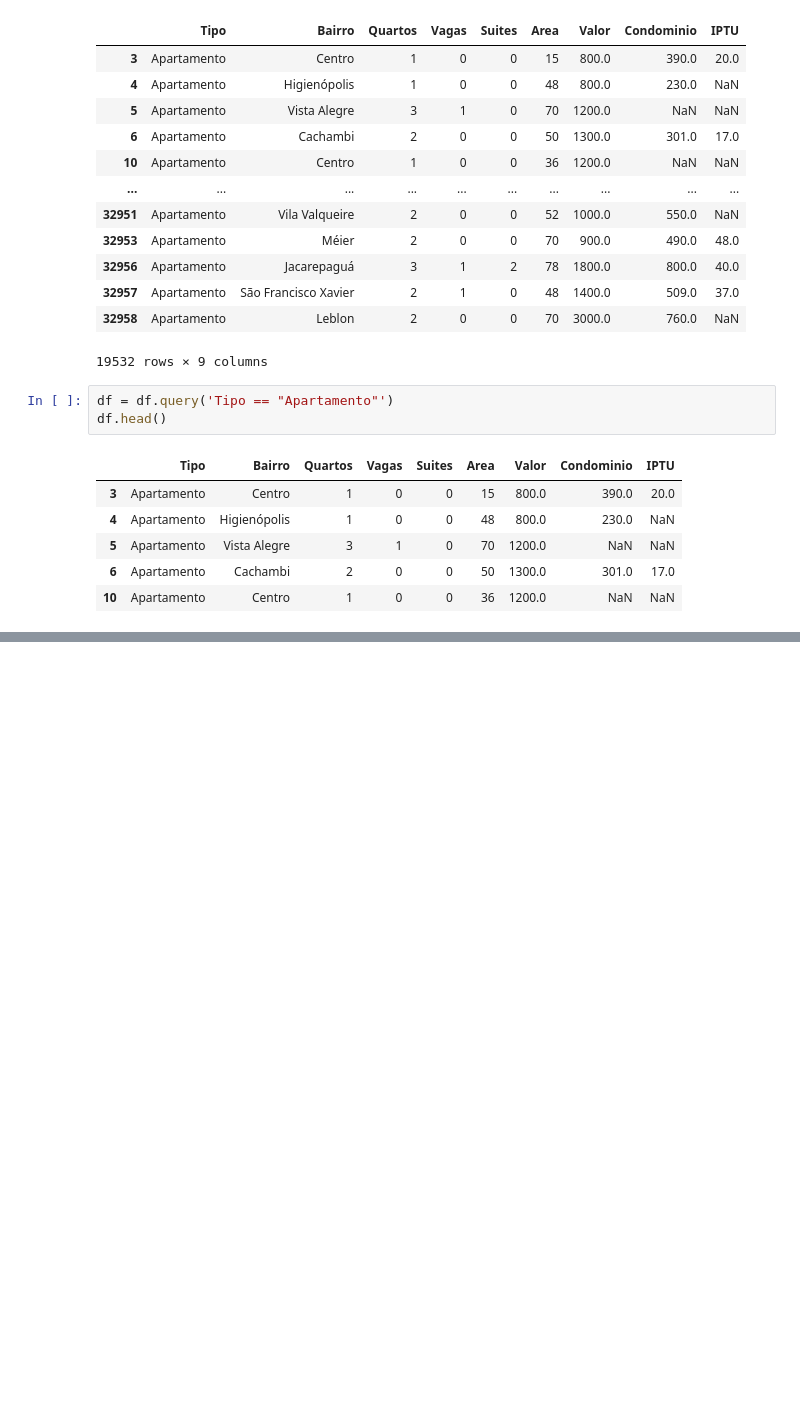
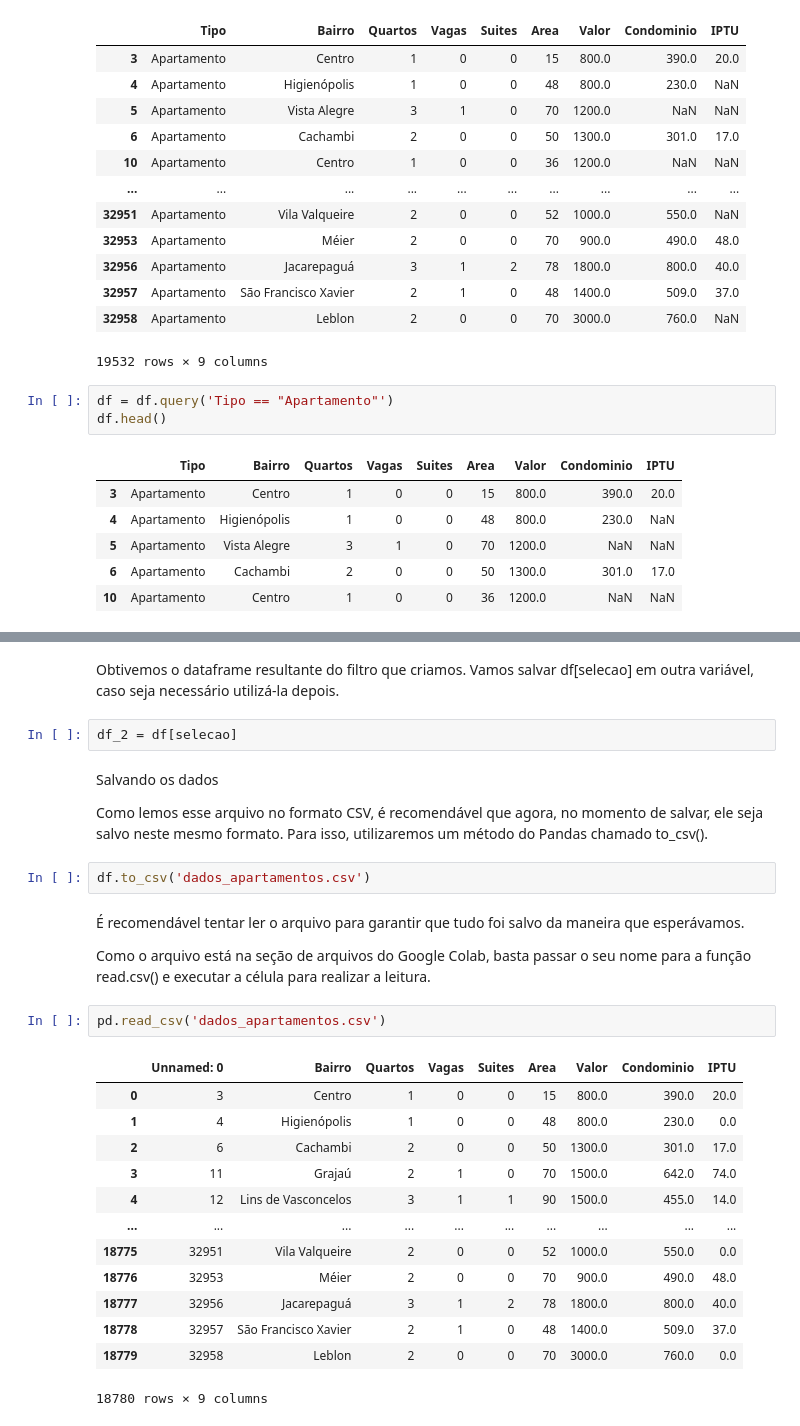
Before and after one commit to Camillabgarcia/Python-para-Data-Science, a Jupyter notebook: Pandas_Projeto_Inicial.ipynb, the cells around one changed output, grey strips where cells are left out. Saved outputs shown, nothing was run; the diff lists cells and outputs as text; blank space fills up the shorter version.

```diff
--- a/Pandas_Projeto_Inicial.ipynb
+++ b/Pandas_Projeto_Inicial.ipynb
@@ -470,0 +745,30 @@ df.head()
+# %% [markdown]
+Obtivemos o dataframe resultante do filtro que criamos. Vamos salvar df[selecao] em outra variável, caso seja necessário utilizá-la depois.
+# %%
+df_2 = df[selecao]
+# %% [markdown]
+Salvando os dados
+
+Como lemos esse arquivo no formato CSV, é recomendável que agora, no momento de salvar, ele seja salvo neste mesmo formato. Para isso, utilizaremos um método do Pandas chamado to_csv().
+# %%
+df.to_csv('dados_apartamentos.csv')
+# %% [markdown]
+ É recomendável tentar ler o arquivo para garantir que tudo foi salvo da maneira que esperávamos.
+
+Como o arquivo está na seção de arquivos do Google Colab, basta passar o seu nome para a função read.csv() e executar a célula para realizar a leitura.
+# %%
+pd.read_csv('dados_apartamentos.csv')
+# %% [output]
+|  | Unnamed: 0 | Bairro | Quartos | Vagas | Suites | Area | Valor | Condominio | IPTU |
+| 0 | 3 | Centro | 1 | 0 | 0 | 15 | 800.0 | 390.0 | 20.0 |
+| 1 | 4 | Higienópolis | 1 | 0 | 0 | 48 | 800.0 | 230.0 | 0.0 |
+| 2 | 6 | Cachambi | 2 | 0 | 0 | 50 | 1300.0 | 301.0 | 17.0 |
+| 3 | 11 | Grajaú | 2 | 1 | 0 | 70 | 1500.0 | 642.0 | 74.0 |
+| 4 | 12 | Lins de Vasconcelos | 3 | 1 | 1 | 90 | 1500.0 | 455.0 | 14.0 |
+| ... | ... | ... | ... | ... | ... | ... | ... | ... | ... |
+| 18775 | 32951 | Vila Valqueire | 2 | 0 | 0 | 52 | 1000.0 | 550.0 | 0.0 |
+| 18776 | 32953 | Méier | 2 | 0 | 0 | 70 | 900.0 | 490.0 | 48.0 |
+| 18777 | 32956 | Jacarepaguá | 3 | 1 | 2 | 78 | 1800.0 | 800.0 | 40.0 |
+| 18778 | 32957 | São Francisco Xavier | 2 | 1 | 0 | 48 | 1400.0 | 509.0 | 37.0 |
+| 18779 | 32958 | Leblon | 2 | 0 | 0 | 70 | 3000.0 | 760.0 | 0.0 |
+18780 rows × 9 columns
```
Also changed, not shown: parts of 45 cells of this notebook.
